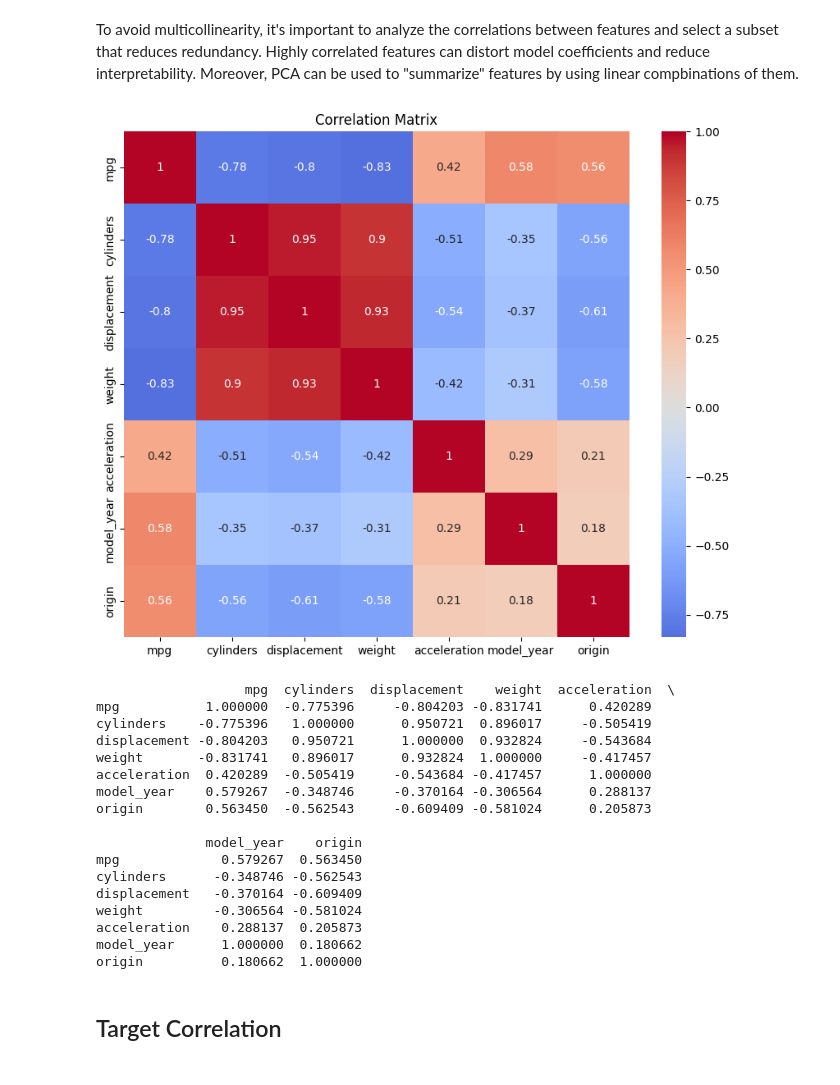
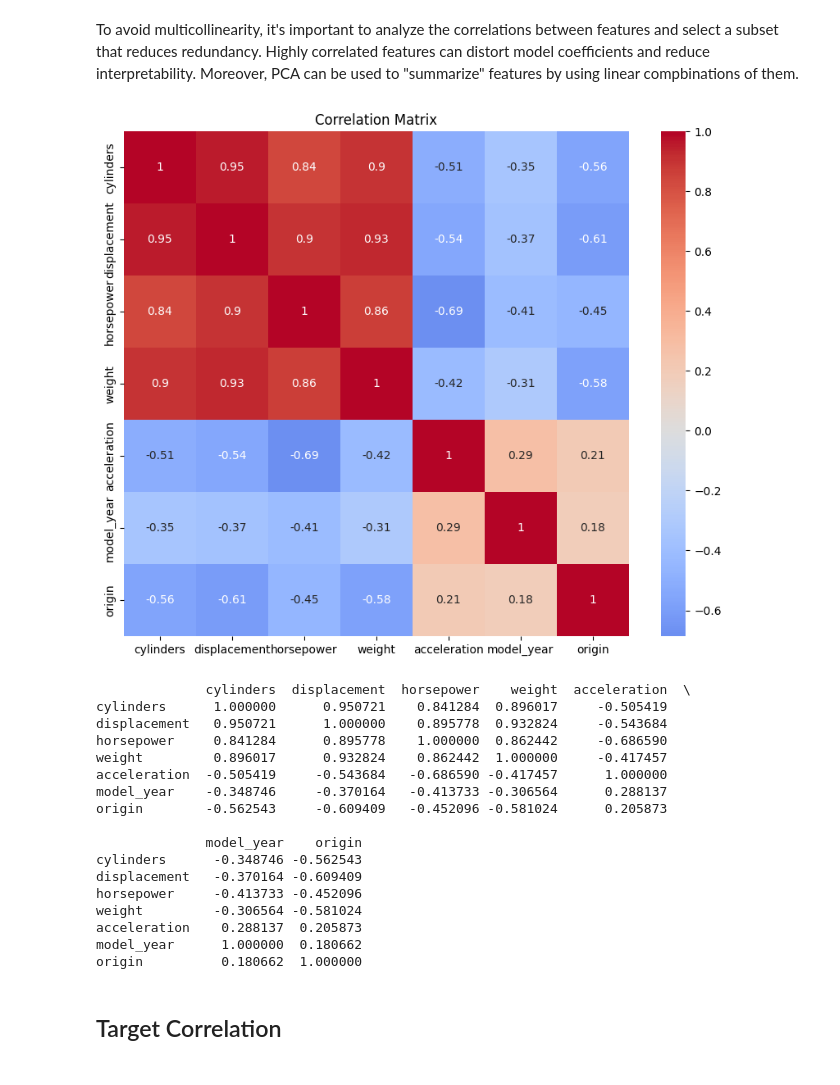
Before and after one commit to blk31/INNGA_Bonus, a Jupyter notebook: Bonus4/notebook2.ipynb, the cells around one changed output. Cells and saved outputs as stored; diff of their text form; code cells hidden in the pictures.

```diff
--- a/Bonus4/notebook2.ipynb
+++ b/Bonus4/notebook2.ipynb
@@ -172,31 +172,31 @@ plt.show()
 # %% [markdown]
 To avoid multicollinearity, it's important to analyze the correlations between features and select a subset that reduces redundancy. Highly correlated features can distort model coefficients and reduce interpretability. Moreover, PCA can be used to "summarize" features by using linear compbinations of them.
 # %%
-y = df["horsepower"]
-X = df.drop(columns="horsepower")
+y = df["mpg"]
+X = df.drop(columns="mpg")
 X_numeric = X.select_dtypes(include='number')
 X_numeric_corr = X_numeric.corr()
 plt.figure(figsize=(10, 8))
 sns.heatmap(X_numeric_corr, annot=True, cmap="coolwarm", center=0, square=True)
 plt.title("Correlation Matrix")
 plt.show()
 
 print(X_numeric_corr)
 # %% [output]
-[figure, old version]
+[figure, new version]
-                   mpg  cylinders  displacement    weight  acceleration  \
-mpg           1.000000  -0.775396     -0.804203 -0.831741      0.420289
-cylinders    -0.775396   1.000000      0.950721  0.896017     -0.505419
-displacement -0.804203   0.950721      1.000000  0.932824     -0.543684
-weight       -0.831741   0.896017      0.932824  1.000000     -0.417457
-acceleration  0.420289  -0.505419     -0.543684 -0.417457      1.000000
-model_year    0.579267  -0.348746     -0.370164 -0.306564      0.288137
-origin        0.563450  -0.562543     -0.609409 -0.581024      0.205873
+              cylinders  displacement  horsepower    weight  acceleration  \
+cylinders      1.000000      0.950721    0.841284  0.896017     -0.505419
+displacement   0.950721      1.000000    0.895778  0.932824     -0.543684
+horsepower     0.841284      0.895778    1.000000  0.862442     -0.686590
+weight         0.896017      0.932824    0.862442  1.000000     -0.417457
+acceleration  -0.505419     -0.543684   -0.686590 -0.417457      1.000000
+model_year    -0.348746     -0.370164   -0.413733 -0.306564      0.288137
+origin        -0.562543     -0.609409   -0.452096 -0.581024      0.205873
 
               model_year    origin
-mpg             0.579267  0.563450
 cylinders      -0.348746 -0.562543
 displacement   -0.370164 -0.609409
+horsepower     -0.413733 -0.452096
 weight         -0.306564 -0.581024
 acceleration    0.288137  0.205873
 model_year      1.000000  0.180662
```
Also changed, not shown: parts of 13 cells of this notebook, 1 other file.
